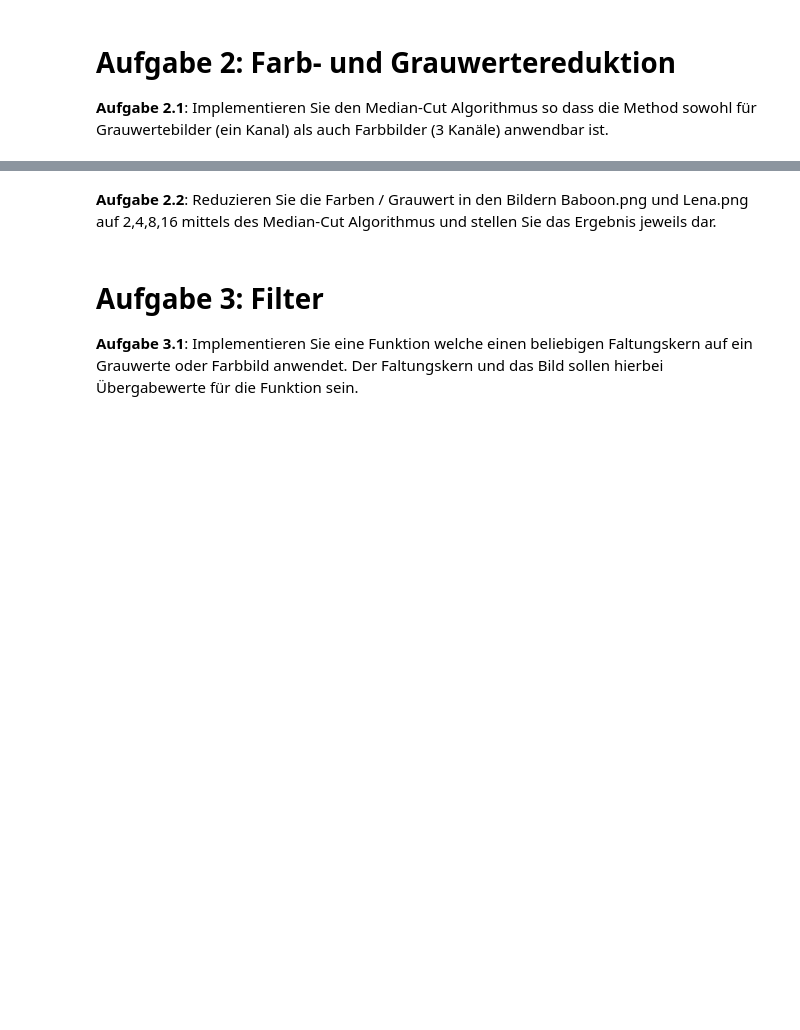
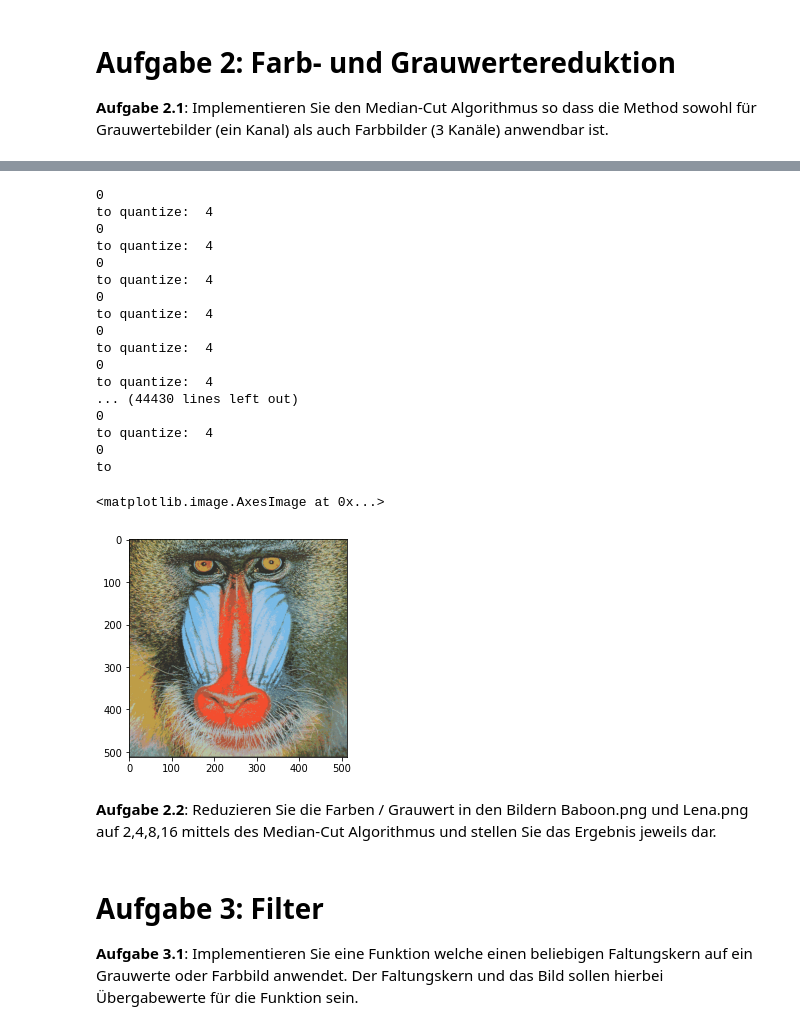
Before and after one commit to liavke/med_bv_beleg1, a Jupyter notebook: Beleg_1.ipynb, the cells around one changed output, grey strips where cells are left out. Cells and saved outputs as stored; diff of their text form; code cells hidden in the pictures; blank space fills up the shorter version.

```diff
--- a/Beleg_1.ipynb
+++ b/Beleg_1.ipynb
@@ -127,3 +130,83 @@ Implementieren Sie den Median-Cut Algorithmus so dass die Method sowohl für Gra
+# %%
+
+def median_cut_quantize(img, img_arr):
+    # when it reaches the end, color quantize
+    print("to quantize: ", len(img_arr))
+    r_average = np.mean(img_arr[:,0])
+    g_average = np.mean(img_arr[:,1])
+    b_average = np.mean(img_arr[:,2])
+
+    for data in img_arr:
+        baboon[data[3]][data[4]] = [r_average, g_average, b_average]
+
+def split_into_buckets(img, img_arr, depth):
+
+    if len(img_arr) == 0:
+        return
+
+    if depth == 0:
+        print(depth)
+        median_cut_quantize(img, img_arr)
+        return
+
+    r_range = np.max(img_arr[:,0]) - np.min(img_arr[:,0])
+    g_range = np.max(img_arr[:,1]) - np.min(img_arr[:,1])
+    b_range = np.max(img_arr[:,2]) - np.min(img_arr[:,2])
+
+    space_with_highest_range = 0
+
+    if g_range >= r_range and g_range >= b_range:
+        space_with_highest_range = 1
+    elif b_range >= r_range and b_range >= g_range:
+        space_with_highest_range = 2
+    elif r_range >= b_range and r_range >= g_range:
+        space_with_highest_range = 0
+
+    #print("space_with_highest_range:",space_with_highest_range)
+
+    # sort the image pixels by color space with highest range
+    # and find the median and divide the array.
+    img_arr = img_arr[img_arr[:,space_with_highest_range].argsort()]
+    median_index = int((len(img_arr)+1)/2)
+    #print("median_index:", median_index)
+
+
+    #split the array into two buckets along the median
+    split_into_buckets(img, img_arr[0:median_index], depth-1)
+    split_into_buckets(img, img_arr[median_index:], depth-1)
+
+flattened_img_array = []
+for rindex, rows in enumerate(baboon):
+    for colindex, color in enumerate(rows):
+        flattened_img_array.append([color[0],color[1],color[2],rindex, colindex])
+
+flattened_img_array = np.array(flattened_img_array)
+
+# the 3rd parameter represents how many colors are needed in the power of 2. If the parameter
+# passed is 4 its means 2^4 = 16 colors
+split_into_buckets(baboon, flattened_img_array, 16)
+
+plt.imshow(baboon)
+# %% [output]
+0
+to quantize:  4
+0
+to quantize:  4
+0
+to quantize:  4
+0
+to quantize:  4
+0
+to quantize:  4
+0
+to quantize:  4
+... (44430 lines left out)
+0
+to quantize:  4
+0
+to
+<matplotlib.image.AxesImage at 0x...>
+[figure, added]
 # %% [markdown]
 **Aufgabe 2.2**: Reduzieren Sie die Farben / Grauwert in den Bildern Baboon.png und Lena.png auf 2,4,8,16 mittels des Median-Cut Algorithmus und stellen Sie das Ergebnis jeweils dar.
 # %%
```
Also changed, not shown: parts of 6 cells of this notebook.
